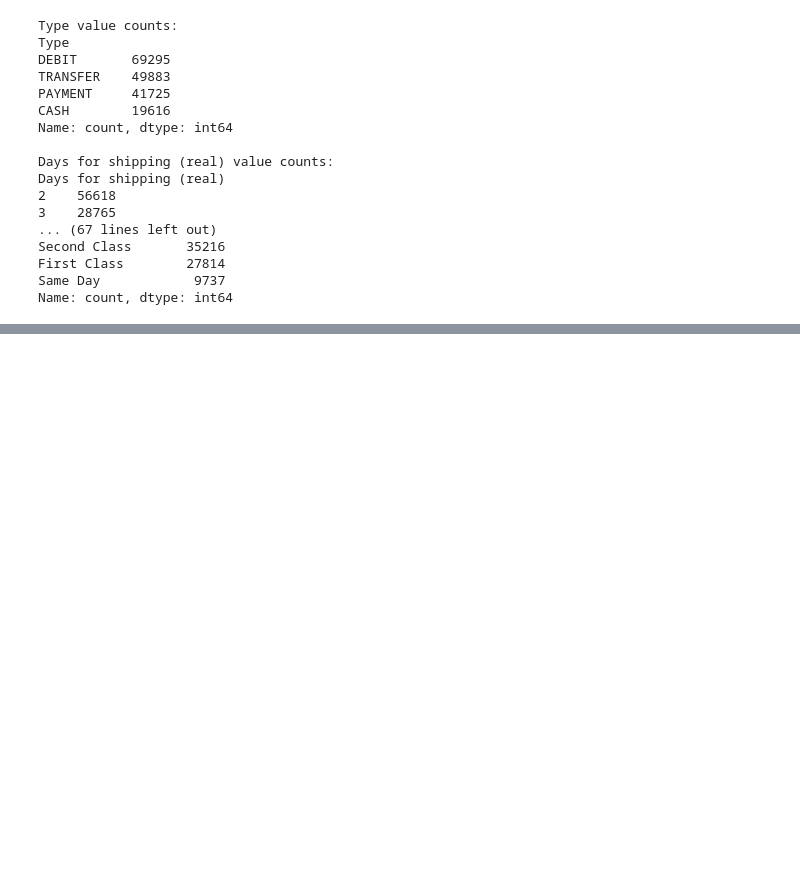
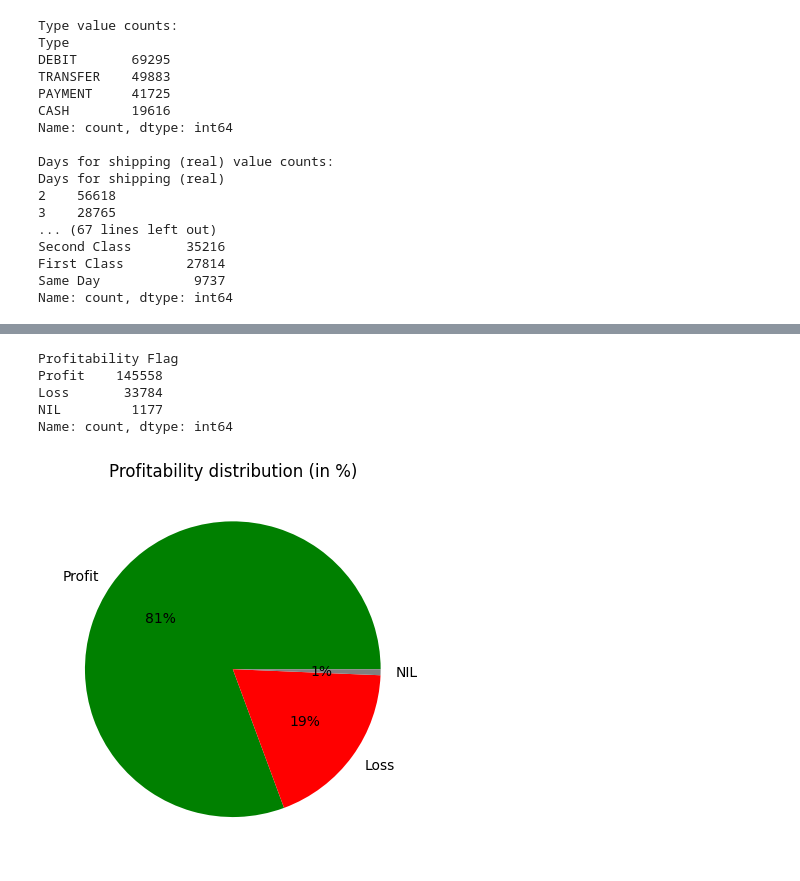
Before and after one commit to mnakhil/supply-chain-predictive-analytics, a Jupyter notebook: notebooks/EDA.ipynb, the cells around one changed output, grey strips where cells are left out. Drawn from its saved outputs; the diff is of its cells as text; code cells hidden in the pictures; blank space fills up the shorter version.

Commit message:
Done profitability analysis using pie chart

```diff
--- a/notebooks/EDA.ipynb
+++ b/notebooks/EDA.ipynb
@@ -207,0 +221,19 @@ df.describe()
+# %%
+#Profitability based on the Order profit per order
+df['Profitability Flag'] = np.where(df['Benefit per order']>0,'Profit',np.where(df['Benefit per order']<0,'Loss','NIL'))
+df['Profitability Flag'].value_counts()
+# %% [output]
+Profitability Flag
+Profit    145558
+Loss       33784
+NIL         1177
+Name: count, dtype: int64
+# %%
+#Visualisation - Pie chart of profitability distribution
+profit_percent= df['Profitability Flag'].value_counts(normalize=True)*100
+profit_percent.plot(kind='pie', autopct='%1.f%%', colors=['green', 'red', 'grey'])
+plt.ylabel('')
+plt.title('Profitability distribution (in %)')
+plt.show()
+# %% [output]
+[figure, added]
```
Also changed, not shown: parts of 2 cells of this notebook.
